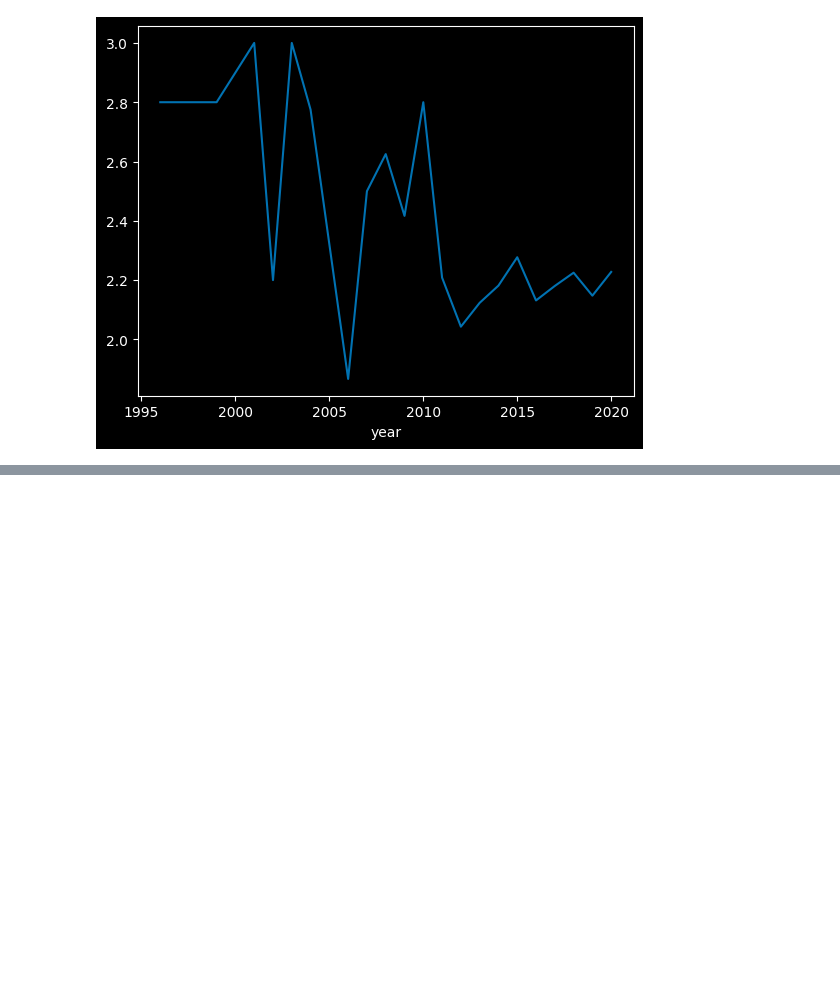
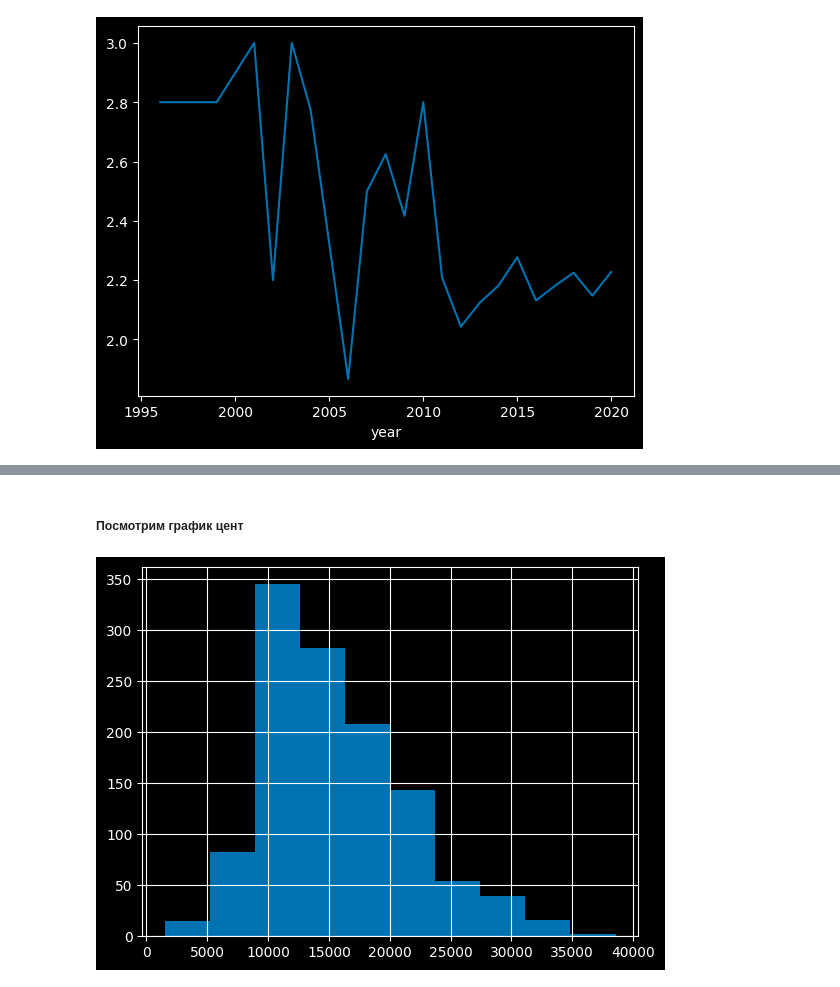
Before and after one commit to Zetis659/Data_Science_GM, a Jupyter notebook: 6.Model_analysis/Model_analysis.ipynb, the cells around one changed output, grey strips where cells are left out. Cells and saved outputs as stored; diff of their text form; code cells hidden in the pictures; blank space fills up the shorter version.

```diff
--- a/6.Model_analysis/Model_analysis.ipynb
+++ b/6.Model_analysis/Model_analysis.ipynb
@@ -720,0 +1042,6 @@ test.groupby('year').engineSize.mean().plot();
+# %% [markdown]
+##### Посмотрим график цент
+# %%
+train[train['model'] == ' 1 Series'].price.hist();
+# %% [output]
+[figure, added]
```
Also changed, not shown: parts of 84 cells of this notebook, 4 other files.
